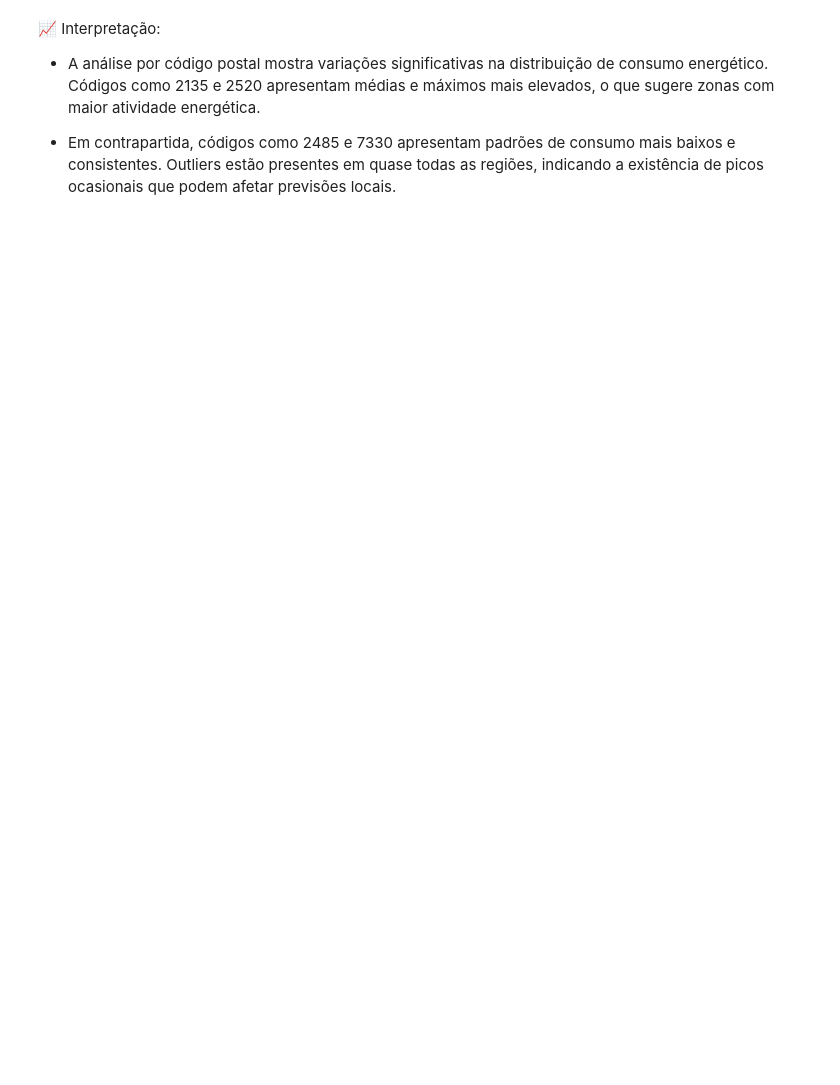
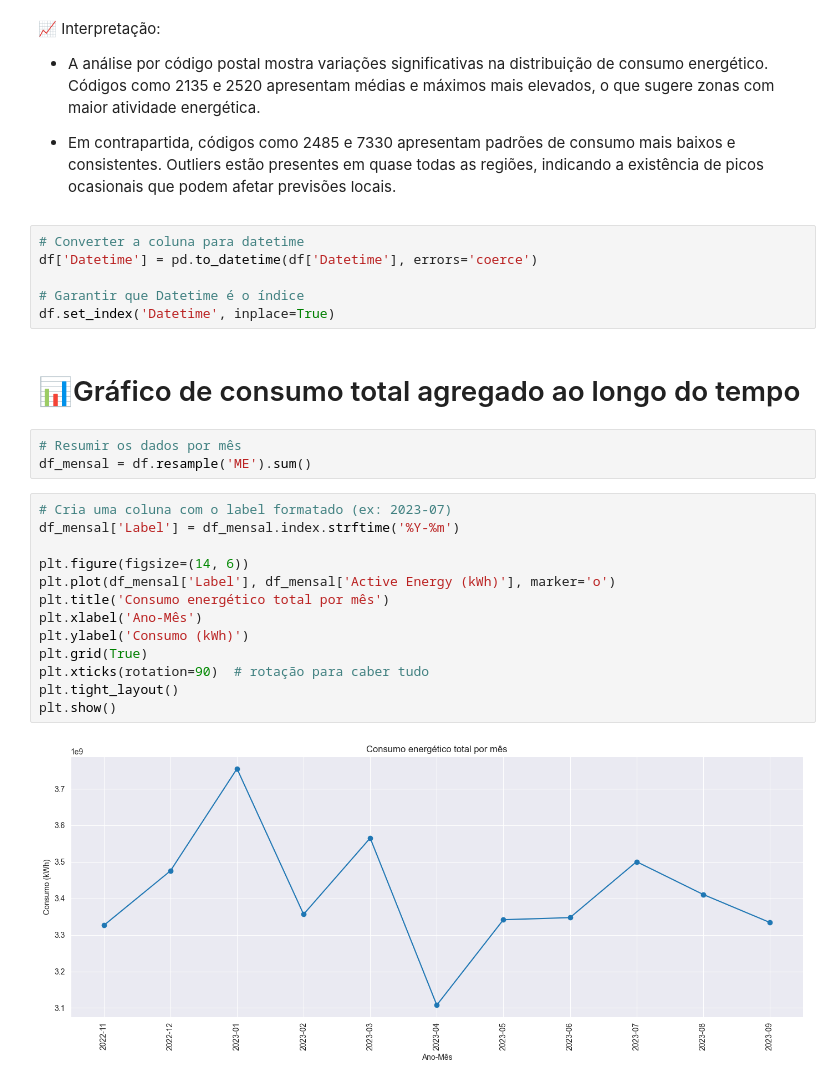
Before and after one commit to heyliceeee/previsao-do-consumo-energetico-com-ml, a Jupyter notebook: statsDataset.ipynb, the cells around one changed output. Saved outputs shown, nothing was run; the diff lists cells and outputs as text; blank space fills up the shorter version.

Commit message:
✨ feat: Consumo total agregado ao longo do tempo && Consumo por código postal

```diff
--- a/statsDataset.ipynb
+++ b/statsDataset.ipynb
@@ -66,3 +66,29 @@ plt.show()
 - A análise por código postal mostra variações significativas na distribuição de consumo energético. Códigos como 2135 e 2520 apresentam médias e máximos mais elevados, o que sugere zonas com maior atividade energética.
 
 - Em contrapartida, códigos como 2485 e 7330 apresentam padrões de consumo mais baixos e consistentes. Outliers estão presentes em quase todas as regiões, indicando a existência de picos ocasionais que podem afetar previsões locais.
+# %%
+# Converter a coluna para datetime
+df['Datetime'] = pd.to_datetime(df['Datetime'], errors='coerce')
+
+# Garantir que Datetime é o índice
+df.set_index('Datetime', inplace=True)
+# %% [markdown]
+# 📊Gráfico de consumo total agregado ao longo do tempo
+# %%
+# Resumir os dados por mês
+df_mensal = df.resample('ME').sum()
+# %%
+# Cria uma coluna com o label formatado (ex: 2023-07)
+df_mensal['Label'] = df_mensal.index.strftime('%Y-%m')
+
+plt.figure(figsize=(14, 6))
+plt.plot(df_mensal['Label'], df_mensal['Active Energy (kWh)'], marker='o')
+plt.title('Consumo energético total por mês')
+plt.xlabel('Ano-Mês')
+plt.ylabel('Consumo (kWh)')
+plt.grid(True)
+plt.xticks(rotation=90)  # rotação para caber tudo
+plt.tight_layout()
+plt.show()
+# %% [output]
+[figure, added]
```
Also changed, not shown: parts of 6 cells of this notebook.
